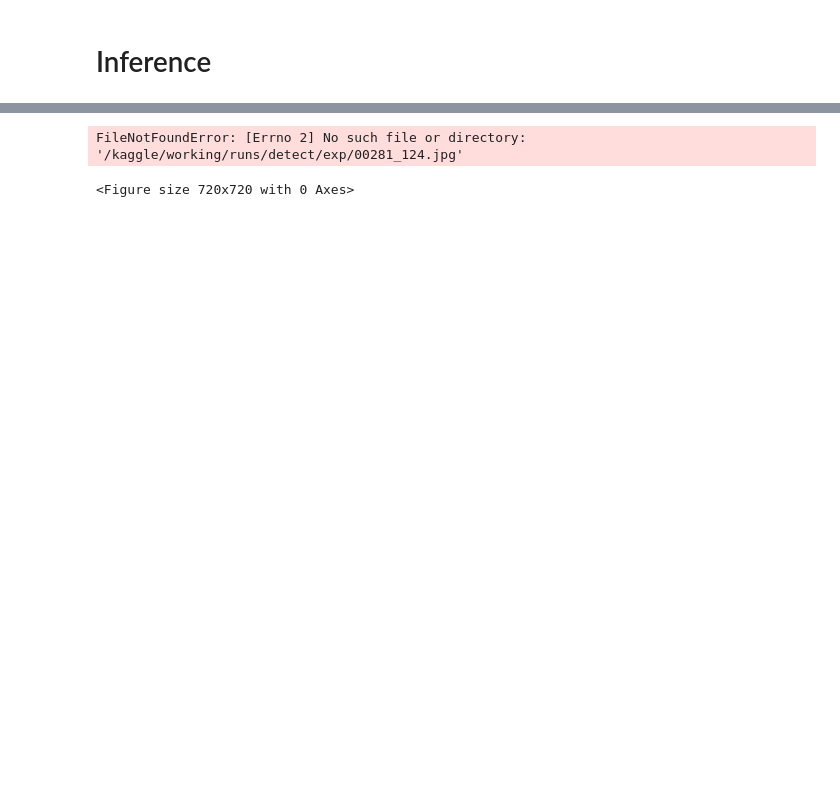
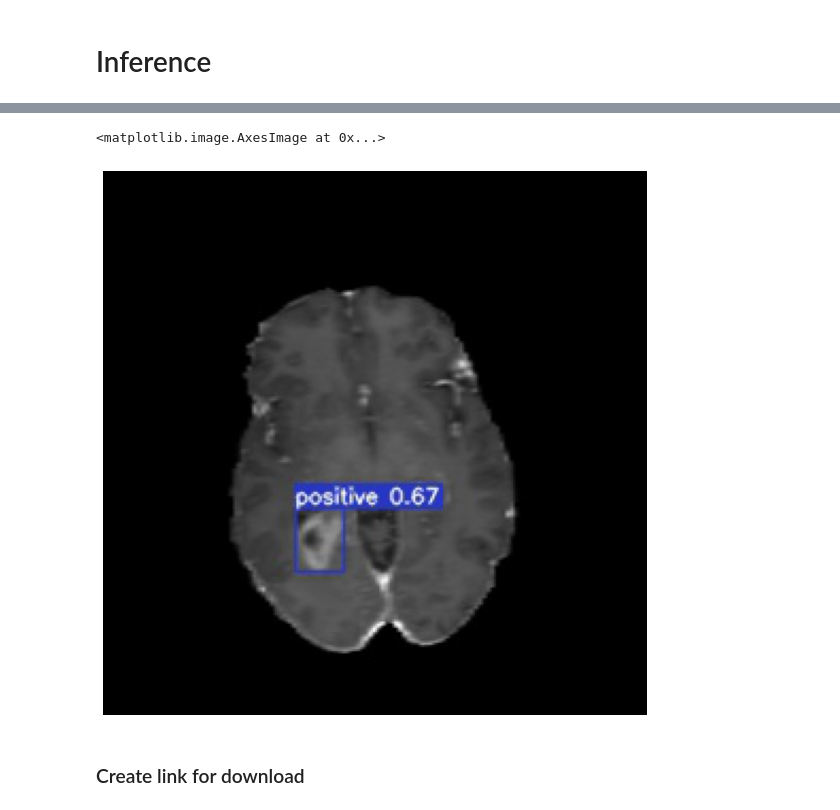
Before and after one commit to mmasdar/Detection-of-Brain-Metastases-, a Jupyter notebook: brain-tumor-object-detection-yolov7.ipynb, the cells around one changed output, grey strips where cells are left out. Drawn from its saved outputs; the diff is of its cells as text; code cells hidden in the pictures; blank space fills up the shorter version.

Commit message:
Brain Tumor Object Detection - YOLOv7 | Version 5 | Optimal

```diff
--- a/brain-tumor-object-detection-yolov7.ipynb
+++ b/brain-tumor-object-detection-yolov7.ipynb
@@ -309,12 +309,14 @@ Done. (0.056s)
 # %%
 import matplotlib.pyplot as plt
 plt.figure(figsize=(10,10))
-im = plt.imread('/kaggle/working/runs/detect/exp/00281_124.jpg')
+im = plt.imread('/kaggle/working/runs/detect/exp/00088_108.jpg')
 plt.axis('off')
 plt.imshow(im)
 # %% [output]
-FileNotFoundError: [Errno 2] No such file or directory: '/kaggle/working/runs/detect/exp/00281_124.jpg'
+<matplotlib.image.AxesImage at 0x...>
-<Figure size 720x720 with 0 Axes>
+[figure, added]
+# %% [markdown]
+### Create link for download
 # %%
 import os
 from IPython.display import FileLink
```
Also changed, not shown: parts of 8 cells of this notebook.
